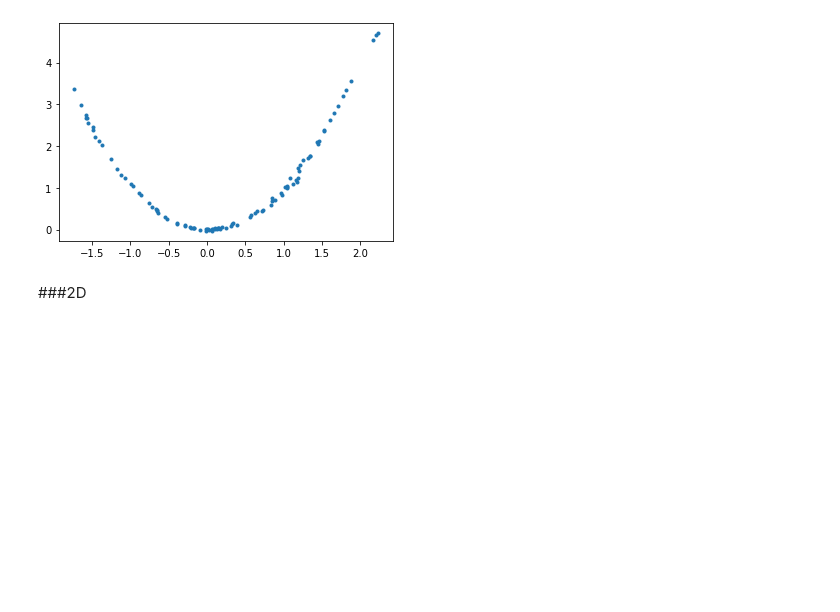
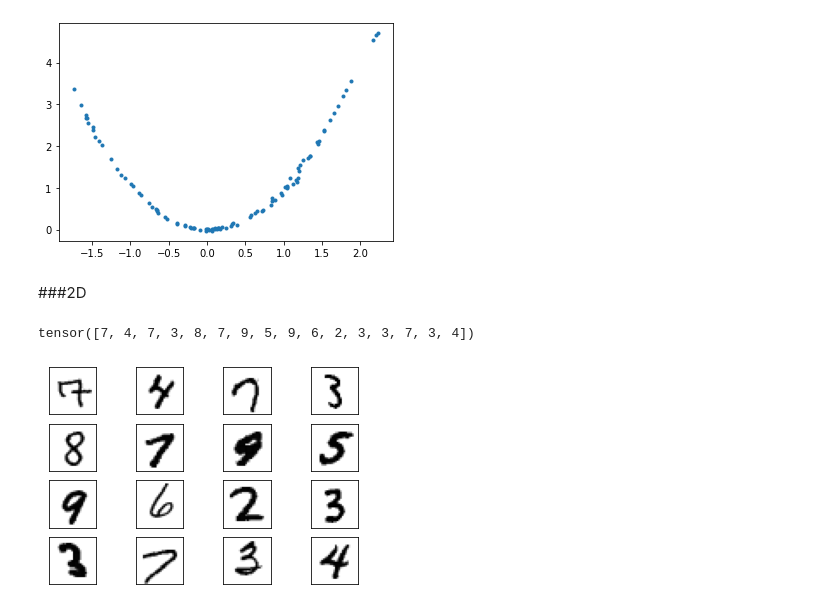
Before and after one commit to beifa/HOWTO_GANS, a Jupyter notebook: book_HOWTO_GANS.ipynb, the cells around one changed output. Cells and saved outputs as stored; diff of their text form; code cells hidden in the pictures; blank space fills up the shorter version.

Commit message:
add mnist

```diff
--- a/book_HOWTO_GANS.ipynb
+++ b/book_HOWTO_GANS.ipynb
@@ -282,0 +305,25 @@ plt.plot(generated_samples[:, 0], generated_samples[:, 1], ".")
+# %%
+transform = transforms.Compose(
+    [transforms.ToTensor(), transforms.Normalize((0.5,), (0.5,))]
+)
+train_set = torchvision.datasets.MNIST(
+    root=".", train=True, download=True, transform=transform
+)
+
+batch_size = 32
+tr_loader = torch.utils.data.DataLoader(
+    train_set, batch_size=batch_size, shuffle=True, drop_last = True
+
+)
+
+real_samples, mnist_labels = next(iter(tr_loader))
+for i in range(16):
+    ax = plt.subplot(4, 4, i + 1)
+    plt.imshow(real_samples[i].reshape(28, 28), cmap="gray_r")
+    plt.xticks([])
+    plt.yticks([])
+
+mnist_labels[:16]
+# %% [output]
+tensor([7, 4, 7, 3, 8, 7, 9, 5, 9, 6, 2, 3, 3, 7, 3, 4])
+[figure, added]
```
Also changed, not shown: parts of 8 cells of this notebook.
